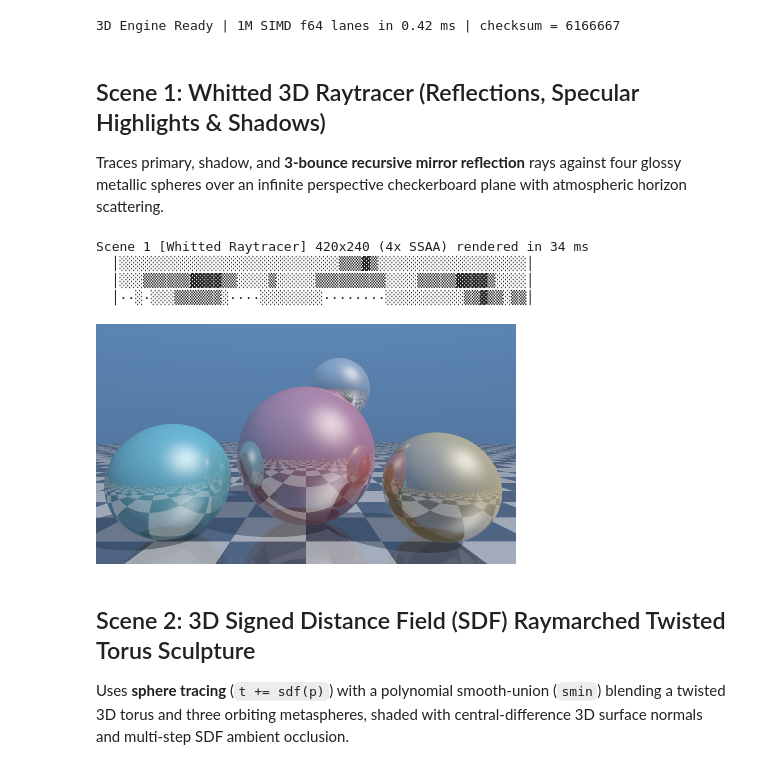
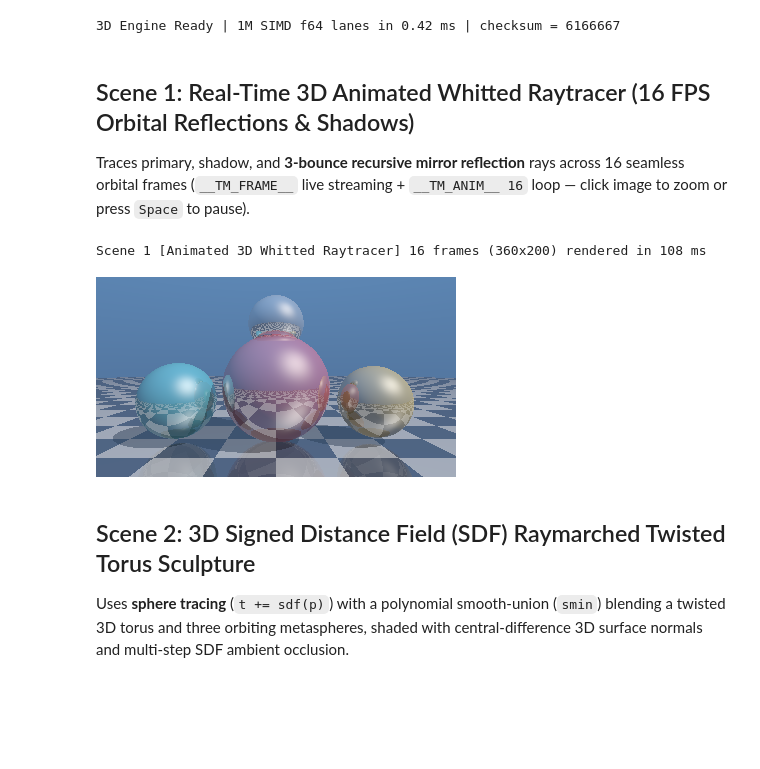
Before and after one commit to sabelg/turbomojo, a Jupyter notebook: examples/mojo_3d_showcase.ipynb, the cells around one changed output. Cells and saved outputs as stored; diff of their text form; code cells hidden in the pictures; blank space fills up the shorter version.

```diff
--- a/examples/mojo_3d_showcase.ipynb
+++ b/examples/mojo_3d_showcase.ipynb
@@ -228,9 +228,9 @@ bench_simd_core()
 # %% [output]
 3D Engine Ready | 1M SIMD f64 lanes in 0.42 ms | checksum = 6166667
 # %% [markdown]
-## Scene 1: Whitted 3D Raytracer (Reflections, Specular Highlights & Shadows)
+## Scene 1: Real-Time 3D Animated Whitted Raytracer (16 FPS Orbital Reflections & Shadows)
 
-Traces primary, shadow, and **3-bounce recursive mirror reflection** rays against four glossy metallic spheres over an infinite perspective checkerboard plane with atmospheric horizon scattering.
+Traces primary, shadow, and **3-bounce recursive mirror reflection** rays across 16 seamless orbital frames (`__TM_FRAME__` live streaming + `__TM_ANIM__ 16` loop — click image to zoom or press `Space` to pause).
 # %%
 @fieldwise_init
 struct Sphere3D(Copyable, Movable, ImplicitlyCopyable):
@@ -319,67 +319,70 @@ def trace_ray_scene(ro_in: Vec3, rd_in: Vec3, spheres: List[Sphere3D]) -> Vec3:
         var ndotl = max(0.0, norm.dot(sun_dir))
         var shadow_mul = 0.18 if in_shadow else 1.0
         var half_v = (sun_dir - rd).normalized()
         var spec_b = max(0.0, norm.dot(half_v))
         var s4 = spec_b * spec_b * spec_b * spec_b
         var s32 = s4 * s4 * s4 * s4 * s4 * s4 * s4 * s4
         var spec = (0.85 * s32) if not in_shadow else 0.0
 
         var rim = 1.0 - max(0.0, (-rd).dot(norm))
         var local = base_col * (0.16 + 0.88 * ndotl * shadow_mul) + Vec3(1.0, 0.96, 0.88) * spec
         local = local + Vec3(0.12, 0.28, 0.52) * (0.20 * rim * rim * rim)
 
         accum = accum + throughput.hadamard(local * (1.0 - refl))
         throughput = throughput * refl
         ro = pos + norm * 0.002
         rd = rd.reflect(norm).normalized()
 
     return accum
 
 
 def run_whitted_raytracer() raises:
-    comptime W1 = 420
-    comptime H1 = 240
+    comptime W1 = 360
+    comptime H1 = 200
+    comptime N_FRAMES = 16
     var t0 = perf_counter_ns()
-    var spheres = List[Sphere3D]()
-    spheres.append(Sphere3D(Vec3(0.0, 0.08, 3.8), 1.08, Vec3(0.95, 0.22, 0.32), 0.52))
-    spheres.append(Sphere3D(Vec3(-1.85, -0.22, 3.2), 0.78, Vec3(0.18, 0.78, 0.96), 0.45))
-    spheres.append(Sphere3D(Vec3(1.78, -0.28, 3.1), 0.72, Vec3(0.98, 0.76, 0.20), 0.48))
-    spheres.append(Sphere3D(Vec3(0.65, 1.28, 4.9), 0.62, Vec3(0.82, 0.86, 0.96), 0.72))
+    var cam_pos = Vec3(0.0, 0.52, -0.75)
+    var inv_h = 1.0 / Float64(H1)
+    var frames = List[String]()
 
-    var cam_pos = Vec3(0.0, 0.48, -0.65)
-    var rgb = List[UInt8](length=W1 * H1 * 3, fill=0)
-    var inv_h = 1.0 / Float64(H1)
+    for fi in range(N_FRAMES):
+        var ang = 6.283185307179586 * Float64(fi) / Float64(N_FRAMES)
+        var c_a = cos(ang)
+        var s_a = sin(ang)
+        var spheres = List[Sphere3D]()
+        spheres.append(Sphere3D(Vec3(0.0, 0.08 + 0.08 * sin(ang * 2.0), 3.85), 1.05, Vec3(0.95, 0.22, 0.34), 0.54))
+        spheres.append(Sphere3D(Vec3(-1.95 * c_a, -0.18 + 0.22 * s_a, 3.85 + 1.45 * s_a), 0.74, Vec3(0.18, 0.78, 0.96), 0.46))
+        spheres.append(Sphere3D(Vec3(1.95 * c_a, -0.20 - 0.22 * s_a, 3.85 - 1.45 * s_a), 0.70, Vec3(0.98, 0.76, 0.20), 0.48))
+        spheres.append(Sphere3D(Vec3(0.95 * s_a, 1.25 + 0.14 * c_a, 4.75 - 0.65 * c_a), 0.58, Vec3(0.84, 0.88, 0.98), 0.72))
 
-    for py in range(H1):
-        for px in range(W1):
-            var col = Vec3(0.0, 0.0, 0.0)
-            for sy in range(2):
-                for sx in range(2):
-                    var u = ((Float64(px) + 0.25 + 0.5 * Float64(sx)) - 0.5 * Float64(W1)) * inv_h
-                    var v = (0.5 * Float64(H1) - (Float64(py) + 0.25 + 0.5 * Float64(sy))) * inv_h
-                    var rd = Vec3(u, v - 0.06, 1.15).normalized()
-                    col = col + trace_ray_scene(cam_pos, rd, spheres)
-            col = col * 0.25
-            var o = (py * W1 + px) * 3
-            rgb[o] = tone_u8(col.x)
-            rgb[o + 1] = tone_u8(col.y)
-            rgb[o + 2] = tone_u8(col.z)
+        var rgb = List[UInt8](length=W1 * H1 * 3, fill=0)
+        for py in range(H1):
+            for px in range(W1):
+                var u = ((Float64(px) + 0.5) - 0.5 * Float64(W1)) * inv_h
+                var v = (0.5 * Float64(H1) - (Float64(py) + 0.5)) * inv_h
+                var rd = Vec3(u, v - 0.06, 1.15).normalized()
+                var col = trace_ray_scene(cam_pos, rd, spheres)
+                var o = (py * W1 + px) * 3
+                rgb[o] = tone_u8(col.x)
+                rgb[o + 1] = tone_u8(col.y)
+                rgb[o + 2] = tone_u8(col.z)
 
-    var out_png = "/tmp/mojo_3d_1_raytracer.png"
-    save_rgb_png(out_png, W1, H1, rgb)
+        var fp = "/tmp/mojo_3d_orbit_" + String(fi) + ".png"
+        save_rgb_png(fp, W1, H1, rgb)
+        if fi == 0:
+            save_rgb_png("/tmp/mojo_3d_1_raytracer.png", W1, H1, rgb)
+        frames.append(fp)
+        print("__TM_FRAME__ " + fp)
+
     var ms = Int(perf_counter_ns() - t0) // 1_000_000
-    print("Scene 1 [Whitted Raytracer] 420x240 (4x SSAA) rendered in", ms, "ms")
-    print(render_ascii_strip(rgb, W1, H1, 52, 3))
-    print("__TM_PLOT__ " + out_png)
+    print("Scene 1 [Animated 3D Whitted Raytracer] 16 frames (360x200) rendered in", ms, "ms")
+    print("__TM_ANIM__ 16 " + " ".join(frames))
 
 
 run_whitted_raytracer()
 # %% [output]
-Scene 1 [Whitted Raytracer] 420x240 (4x SSAA) rendered in 34 ms
-  │░░░░░░░░░░░░░░░░░░░░░░░░░░░░▒▒▒▓▒░░░░░░░░░░░░░░░░░░░│
-  │░░░▒▒▒▒▒▒▓▓▓▓▒▒░░░░▒░░░░░▒▒▒▒▒▒▒▒▒░░░░▒▒▒▒▒▓▓▓▓▒░░░░│
-  │··░·░░░▒▒▒▒▒▒░····░░░░░░░░········░░░░░░░░░░▒▒▓▒▒░▒▒│
+Scene 1 [Animated 3D Whitted Raytracer] 16 frames (360x200) rendered in 108 ms
-[figure, old version]
+[figure, new version]
 # %% [markdown]
 ## Scene 2: 3D Signed Distance Field (SDF) Raymarched Twisted Torus Sculpture
 
```
Also changed, not shown: parts of 3 cells of this notebook, 24 other files.
